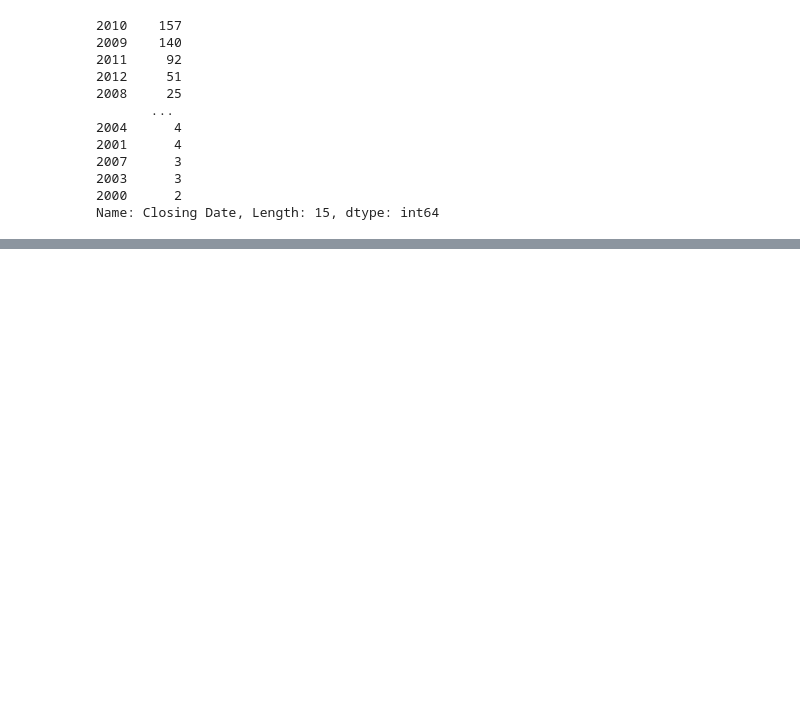
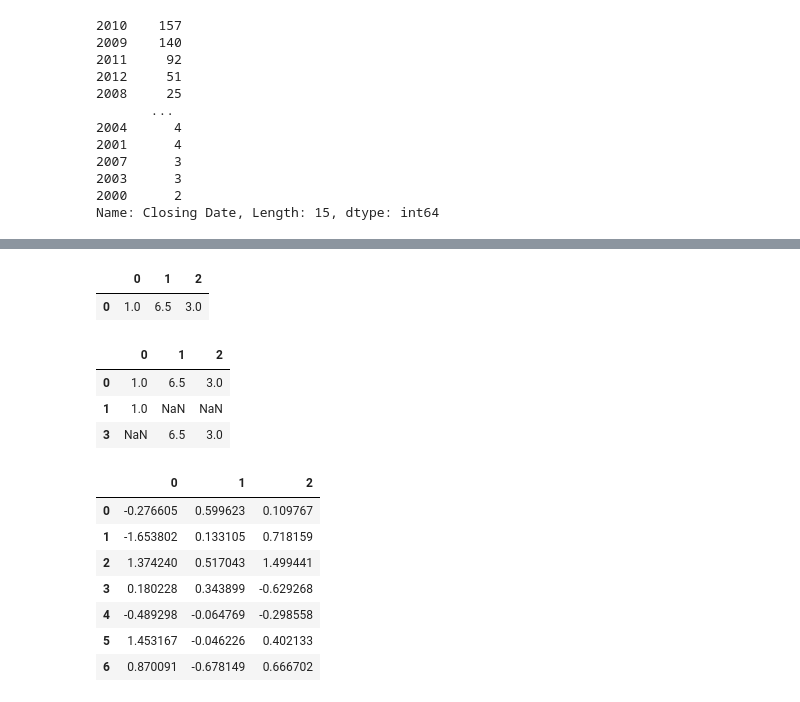
Before and after one commit to RookieDay/py_basic, a Jupyter notebook: pydata-notebook/00_process.ipynb, the cells around one changed output, grey strips where cells are left out. Cells and saved outputs as stored; diff of their text form; code cells hidden in the pictures; blank space fills up the shorter version.

```diff
--- a/pydata-notebook/00_process.ipynb
+++ b/pydata-notebook/00_process.ipynb
@@ -734,0 +958,25 @@ Name: Closing Date, Length: 15, dtype: int64
+# %%
+data.dropna()
+# %% [output]
+|  | 0 | 1 | 2 |
+| 0 | 1.0 | 6.5 | 3.0 |
+# %%
+data.dropna(how='all')
+# %% [output]
+|  | 0 | 1 | 2 |
+| 0 | 1.0 | 6.5 | 3.0 |
+| 1 | 1.0 | NaN | NaN |
+| 3 | NaN | 6.5 | 3.0 |
+# %%
+df = pd.DataFrame(np.random.randn(7, 3))
+# %%
+df
+# %% [output]
+|  | 0 | 1 | 2 |
+| 0 | -0.276605 | 0.599623 | 0.109767 |
+| 1 | -1.653802 | 0.133105 | 0.718159 |
+| 2 | 1.374240 | 0.517043 | 1.499441 |
+| 3 | 0.180228 | 0.343899 | -0.629268 |
+| 4 | -0.489298 | -0.064769 | -0.298558 |
+| 5 | 1.453167 | -0.046226 | 0.402133 |
+| 6 | 0.870091 | -0.678149 | 0.666702 |
```
Also changed, not shown: parts of 79 cells of this notebook, 6 other files.
